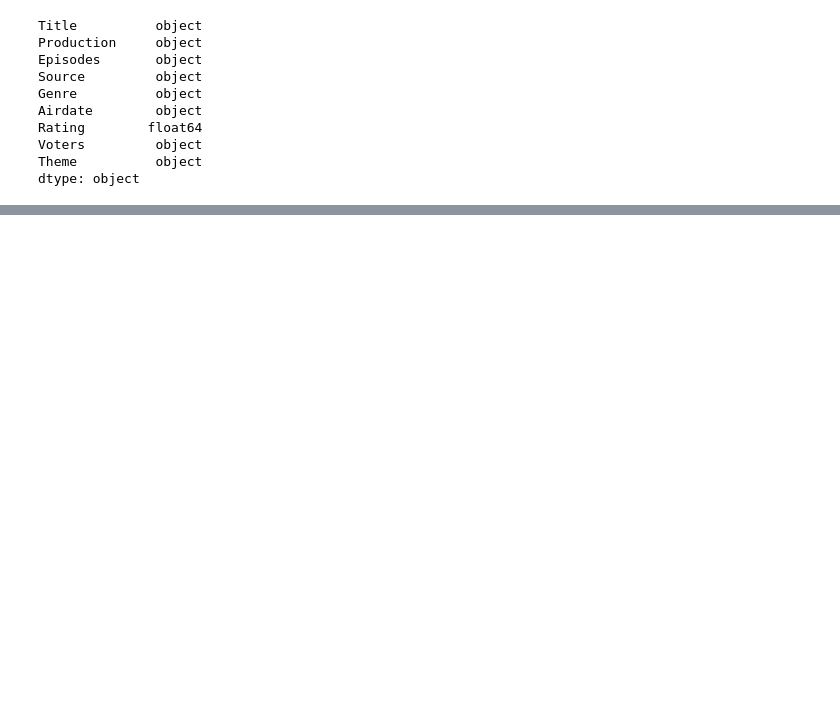
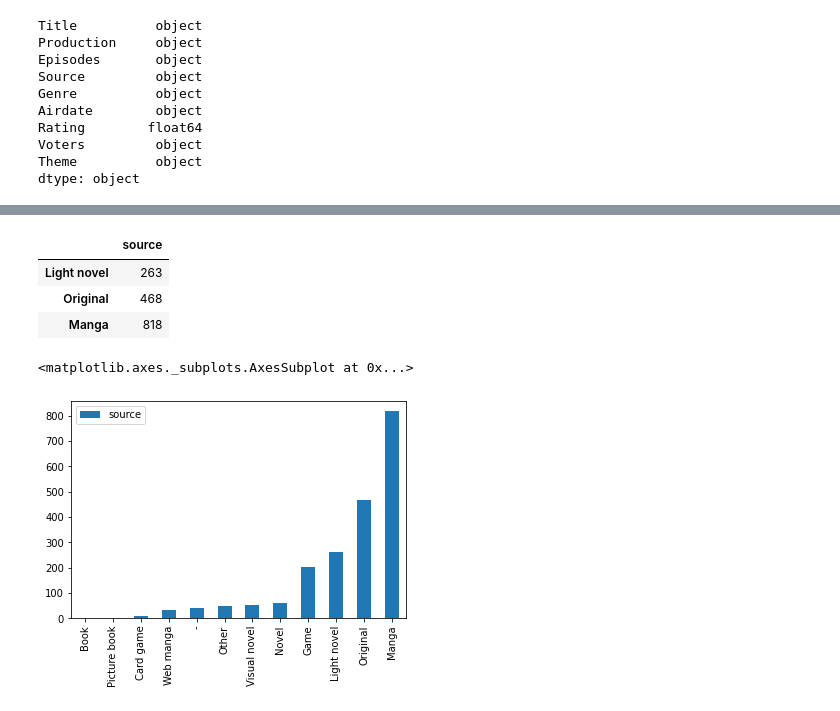
Before and after one commit to BeushevArtem/project, a Jupyter notebook: 16May.ipynb, the cells around one changed output, grey strips where cells are left out. Saved outputs shown, nothing was run; the diff lists cells and outputs as text; code cells hidden in the pictures; blank space fills up the shorter version.

```diff
--- a/16May.ipynb
+++ b/16May.ipynb
@@ -39,0 +153,13 @@ ani.head()
+# %%
+soua = ani['source'].value_counts(ascending = True).to_frame()
+soua[-3:]
+# %% [output]
+|  | source |
+| Light novel | 263 |
+| Original | 468 |
+| Manga | 818 |
+# %%
+soura.plot.bar()
+# %% [output]
+<matplotlib.axes._subplots.AxesSubplot at 0x...>
+[figure, added]
```
Also changed, not shown: parts of 18 cells of this notebook.
